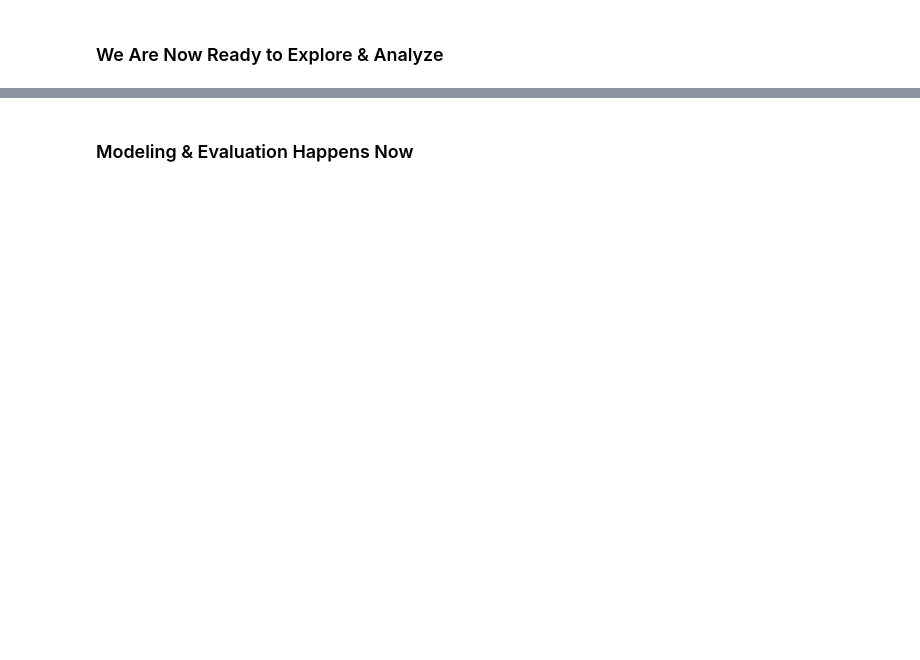
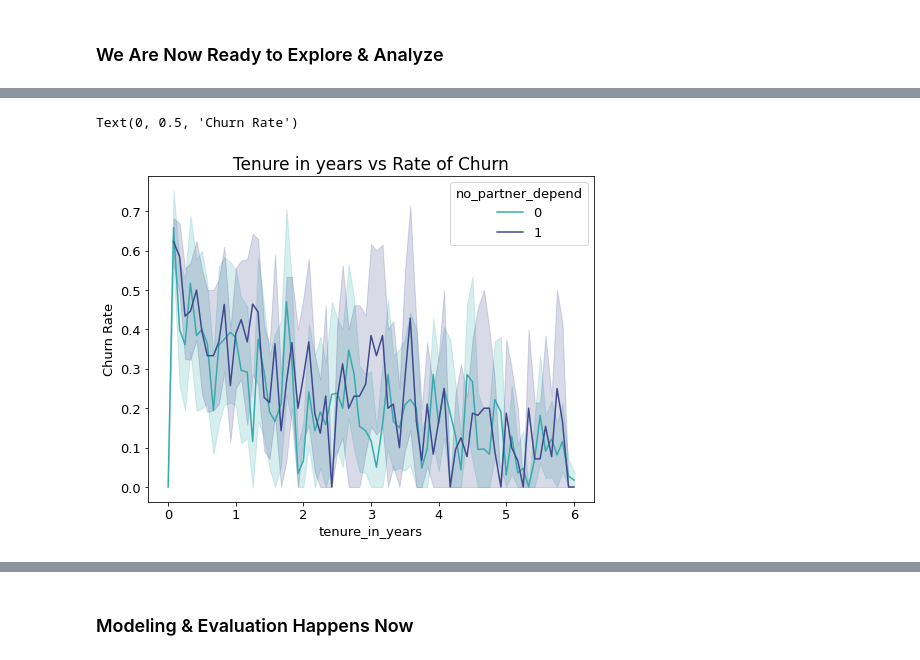
Before and after one commit to DBerchelmann/telco_classification_project, a Jupyter notebook: telco_classification_final-notebook.ipynb, the cells around one changed output, grey strips where cells are left out. Saved outputs shown, nothing was run; the diff lists cells and outputs as text; code cells hidden in the pictures; blank space fills up the shorter version.

```diff
--- a/telco_classification_final-notebook.ipynb
+++ b/telco_classification_final-notebook.ipynb
@@ -264,0 +322,8 @@ ____________________
+# %%
+plt.figure('figure', figsize=(8, 6))
+plt.title("Tenure in years vs Rate of Churn", fontsize=17)
+ax = sns.lineplot(x="tenure_in_years", y="encoded_churn", data=train, hue='no_partner_depend', sizes=(.25, 2.5), palette=sns.color_palette("mako_r", 2))
+plt.ylabel('Churn Rate')
+# %% [output]
+Text(0, 0.5, 'Churn Rate')
+[figure, added]
```
Also changed, not shown: parts of 129 cells of this notebook.
